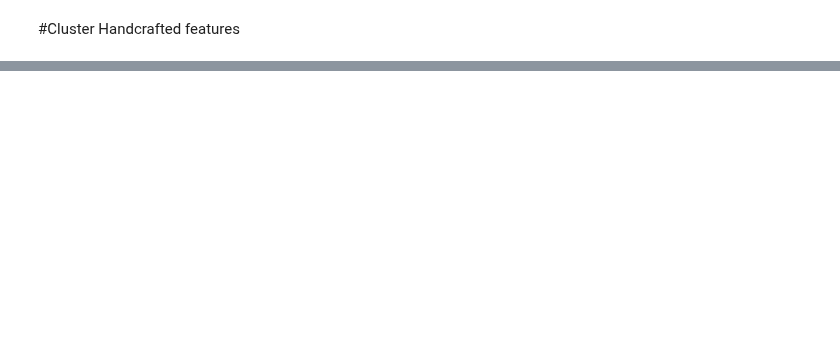
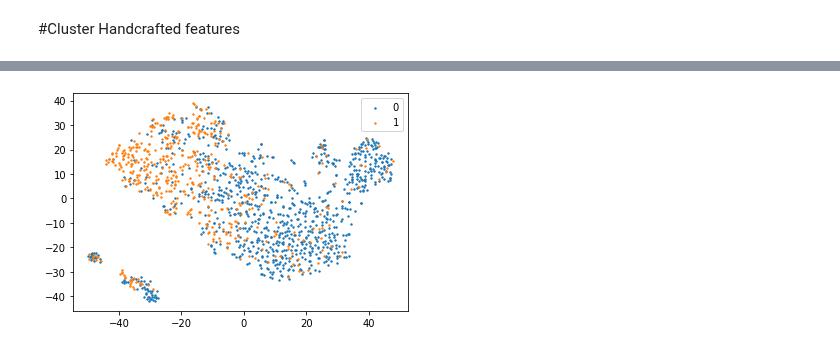
Before and after one commit to mtzig/LIDC_GDRO, a Jupyter notebook: notebooks/LIDC_clusters.ipynb, the cells around one changed output, grey strips where cells are left out. Saved outputs shown, nothing was run; the diff lists cells and outputs as text; code cells hidden in the pictures; blank space fills up the shorter version.

```diff
--- a/notebooks/LIDC_clusters.ipynb
+++ b/notebooks/LIDC_clusters.ipynb
@@ -178,0 +143,2 @@ from data_utils import
+# %%
+df = preprocess_data(*load_lidc())
@@ -178,0 +155,22 @@ from data_utils import
+# %%
+feats = df.drop(columns=['noduleID', 'malignancy', 'subgroup']).values
+feats_embedded = TSNE(n_components=2, random_state=4).fit_transform(feats)
+# %%
+f_TSNE = pd.DataFrame()
+f_TSNE['component_1'] = feats_embedded[:,0]
+f_TSNE['component_2'] = feats_embedded[:,1]
+f_TSNE['spiculation'] =  [int(lidc[lidc['noduleID'] == id]['spiculation'] > 1) for id in df['noduleID']]
+# %%
+fig, ax = plt.subplots()
+group = f_TSNE['spiculation']
+component_1 = f_TSNE['component_1'].to_numpy()
+component_2 = f_TSNE['component_2'].to_numpy()
+# legend = {0:'red', 1:'blue'}
+
+for g in np.unique(group):
+    idx = np.where(group == g)
+    ax.scatter(component_1[idx], component_2[idx],  label = g, s = 2) #c = legend[g],
+ax.legend()
+plt.show()
+# %% [output]
+[figure, added]
```
Also changed, not shown: parts of 24 cells of this notebook, 1 other file.
